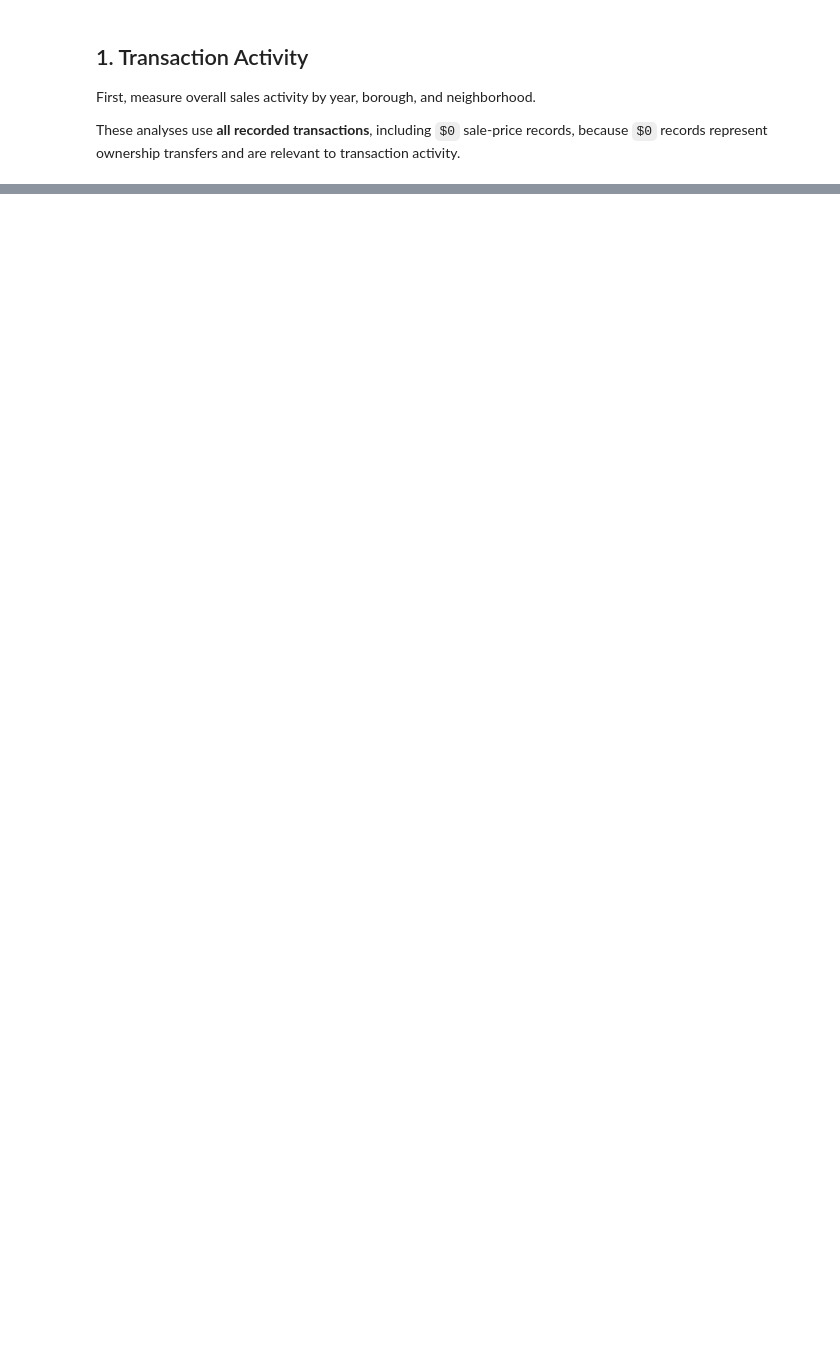
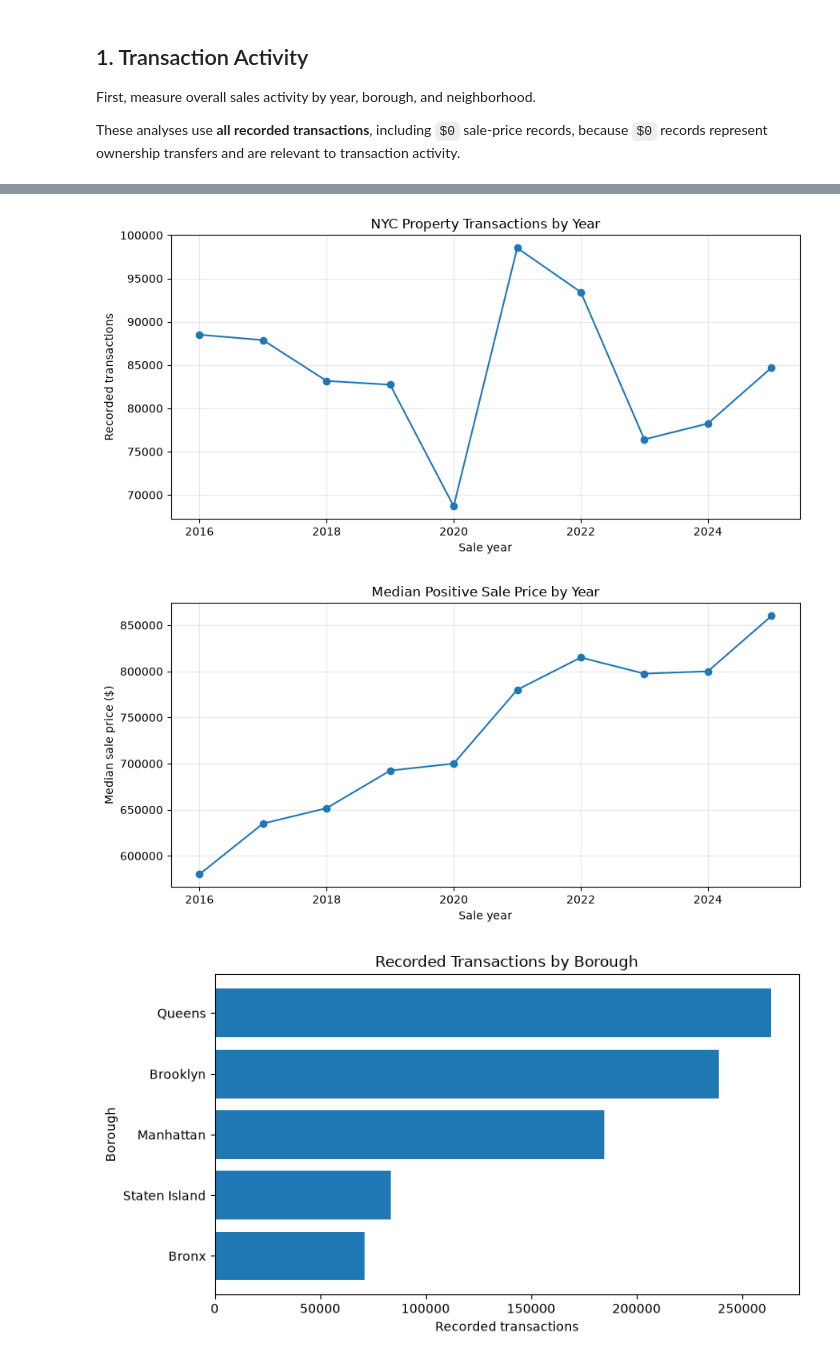
Before and after one commit to lopezpaezisabel-alt/nyc-property-sales-analysis, a Jupyter notebook: notebooks/03_exploratory_analysis.ipynb, the cells around one changed output, grey strips where cells are left out. Cells and saved outputs as stored; diff of their text form; code cells hidden in the pictures; blank space fills up the shorter version.

```diff
--- a/notebooks/03_exploratory_analysis.ipynb
+++ b/notebooks/03_exploratory_analysis.ipynb
@@ -29,6 +16,7 @@ NYC property-market stakeholders need to understand how transaction activity and
 # %%
 import pandas as pd
 import numpy as np
+import matplotlib.pyplot as plt
 
 df = pd.read_csv("../data/processed/nyc_sales_property_cleaned.csv")
 
@@ -36,11 +24,7 @@ df["SALE DATE"] = pd.to_datetime(df["SALE DATE"], errors="coerce")
 df["SALE YEAR"] = df["SALE DATE"].dt.year
 df["PROPERTY AGE"] = df["SALE YEAR"] - df["YEAR BUILT"]
 
-df["PRICE PER SQ FT"] = np.where(
-    (df["GROSS SQUARE FEET"] > 0) & (df["SALE PRICE"] > 0),
-    df["SALE PRICE"] / df["GROSS SQUARE FEET"],
-    np.nan
-)
+positive_sales = df[df["SALE PRICE"] > 0].copy()
 
 borough_names = {
     1: "Manhattan",
@@ -49,10 +33,11 @@ borough_names = {
     4: "Queens",
     5: "Staten Island"
 }
-
 df["BOROUGH NAME"] = df["BOROUGH"].map(borough_names)
+positive_sales["BOROUGH NAME"] = positive_sales["BOROUGH"].map(borough_names)
 
 print("Dataset shape:", df.shape)
 print("Date range:", df["SALE YEAR"].min(), "to", df["SALE YEAR"].max())
 print("Unique boroughs:", df["BOROUGH NAME"].nunique())
+print("Positive-price transactions:", len(positive_sales))
 # %% [output]
@@ -564,0 +499,44 @@ print(zero_price_by_year.to_string(index=False))
+# %%
+# 1. Transaction activity by year (all recorded transactions)
+fig, ax = plt.subplots(figsize=(9, 4.5))
+ax.plot(sales_by_year["SALE YEAR"], sales_by_year["TRANSACTION COUNT"], marker="o")
+ax.set_title("NYC Property Transactions by Year")
+ax.set_xlabel("Sale year")
+ax.set_ylabel("Recorded transactions")
+ax.grid(True, alpha=0.3)
+plt.tight_layout()
+plt.show()
+
+# 2. Median positive sale price by year
+fig, ax = plt.subplots(figsize=(9, 4.5))
+ax.plot(value_by_year["SALE YEAR"], value_by_year["MEDIAN_SALE_PRICE"], marker="o")
+ax.set_title("Median Positive Sale Price by Year")
+ax.set_xlabel("Sale year")
+ax.set_ylabel("Median sale price ($)")
+ax.grid(True, alpha=0.3)
+plt.tight_layout()
+plt.show()
+
+# 3. Transaction volume by borough (all recorded transactions)
+fig, ax = plt.subplots(figsize=(8, 4.5))
+borough_plot = sales_by_borough.sort_values("TRANSACTION COUNT")
+ax.barh(borough_plot["BOROUGH NAME"], borough_plot["TRANSACTION COUNT"])
+ax.set_title("Recorded Transactions by Borough")
+ax.set_xlabel("Recorded transactions")
+ax.set_ylabel("Borough")
+plt.tight_layout()
+plt.show()
+
+# 4. Median positive sale price by borough
+fig, ax = plt.subplots(figsize=(8, 4.5))
+borough_price_plot = borough_value.sort_values("MEDIAN SALE PRICE")
+ax.barh(borough_price_plot["BOROUGH NAME"], borough_price_plot["MEDIAN SALE PRICE"])
+ax.set_title("Median Positive Sale Price by Borough")
+ax.set_xlabel("Median sale price ($)")
+ax.set_ylabel("Borough")
+plt.tight_layout()
+plt.show()
+# %% [output]
+[figure, added]
+[figure, added]
+[figure, added]
```
Also changed, not shown: parts of 29 cells of this notebook, 1 other file.
